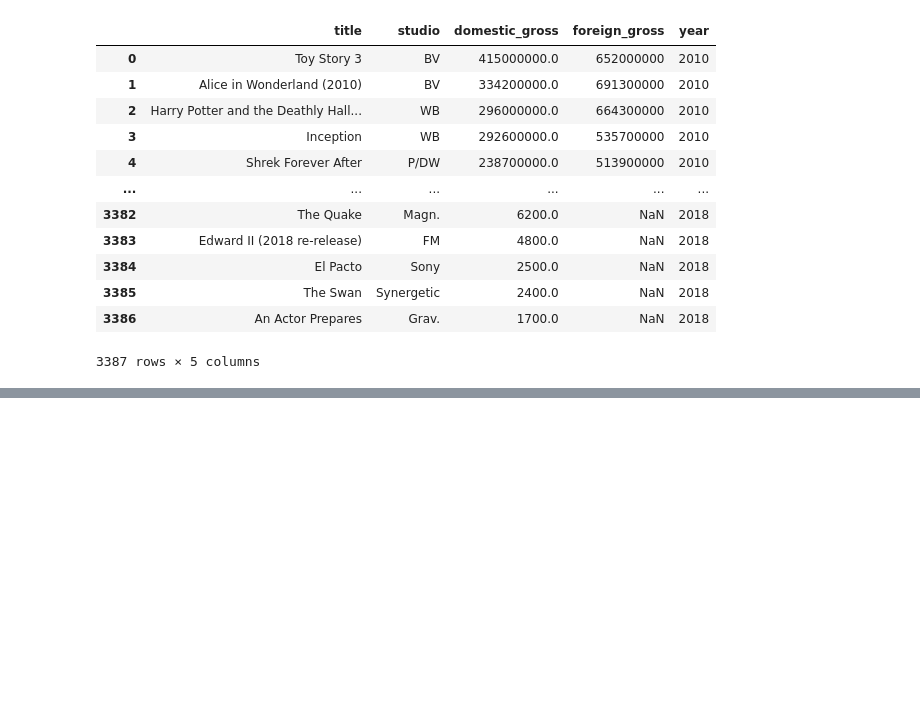
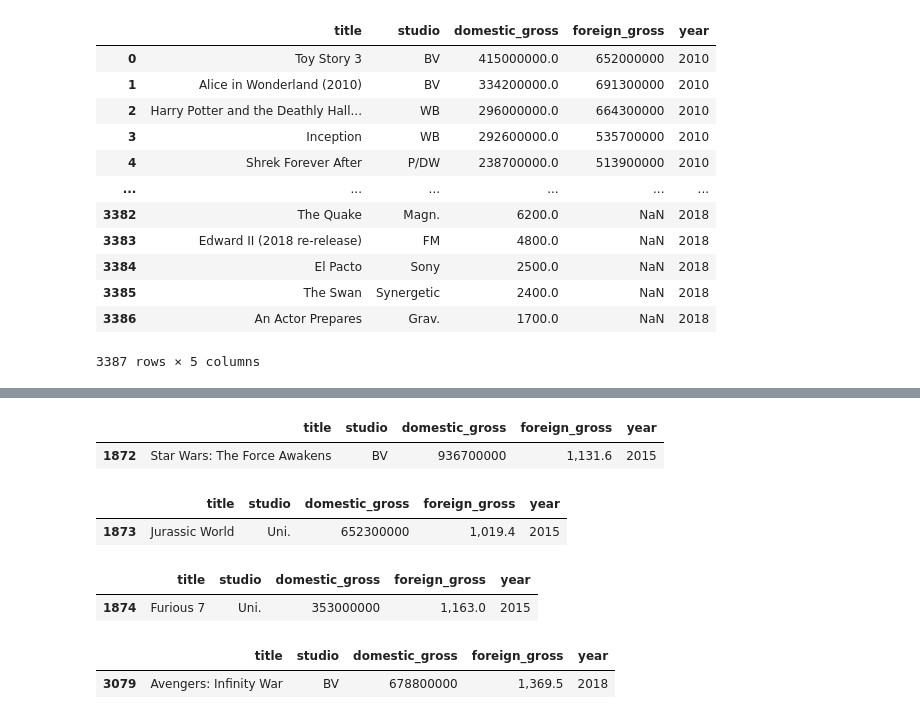
Before and after one commit to NicholasKIRUI/Data-Science-Course---Phase-1-Project, a Jupyter notebook: index.ipynb, the cells around one changed output, grey strips where cells are left out. Cells and saved outputs as stored; diff of their text form; code cells hidden in the pictures; blank space fills up the shorter version.

```diff
--- a/index.ipynb
+++ b/index.ipynb
@@ -207,0 +258,3 @@ movie_gross_df
+# %%
+movie_gross_df['domestic_gross'] = movie_gross_df['domestic_gross'].fillna(0)
+movie_gross_df['foreign_gross'] = movie_gross_df['foreign_gross'].fillna(0)
@@ -207,0 +275,3 @@ movie_gross_df
+# %%
+movie_gross_df['domestic_gross'] = movie_gross_df['domestic_gross'].astype('Int64')
+movie_gross_df.info()
@@ -207,0 +303,21 @@ movie_gross_df
+# %%
+# retrieve the rows with these values:
+movie_gross_df[movie_gross_df['foreign_gross'] == '1,131.6']
+# %% [output]
+|  | title | studio | domestic_gross | foreign_gross | year |
+| 1872 | Star Wars: The Force Awakens | BV | 936700000 | 1,131.6 | 2015 |
+# %%
+movie_gross_df[movie_gross_df['foreign_gross'] == '1,019.4']
+# %% [output]
+|  | title | studio | domestic_gross | foreign_gross | year |
+| 1873 | Jurassic World | Uni. | 652300000 | 1,019.4 | 2015 |
+# %%
+movie_gross_df[movie_gross_df['foreign_gross'] == '1,163.0']
+# %% [output]
+|  | title | studio | domestic_gross | foreign_gross | year |
+| 1874 | Furious 7 | Uni. | 353000000 | 1,163.0 | 2015 |
+# %%
+movie_gross_df[movie_gross_df['foreign_gross'] == '1,369.5']
+# %% [output]
+|  | title | studio | domestic_gross | foreign_gross | year |
+| 3079 | Avengers: Infinity War | BV | 678800000 | 1,369.5 | 2018 |
```
Also changed, not shown: parts of 16 cells of this notebook.
